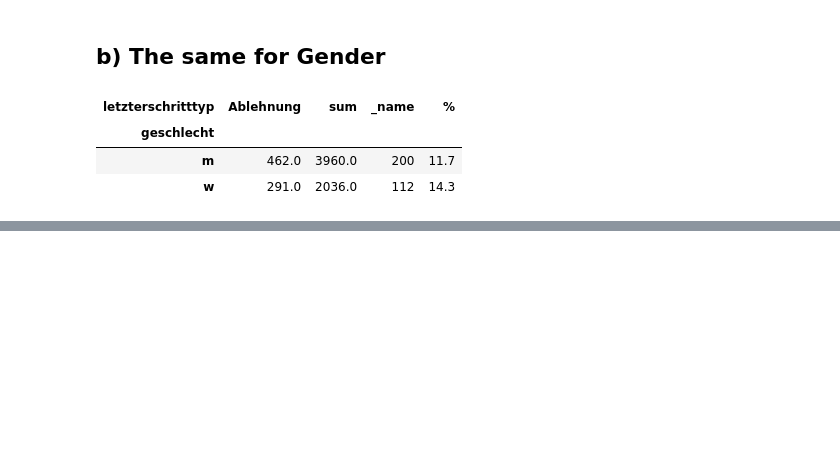
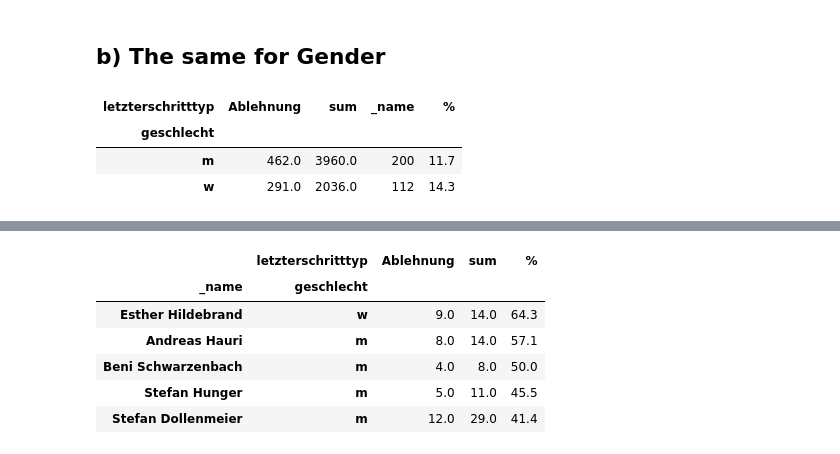
Before and after one commit to simonhuwiler/nzz_zh_kantonsrat, a Jupyter notebook: src/7_geschaefte_analyse.ipynb, the cells around one changed output, grey strips where cells are left out. Saved outputs shown, nothing was run; the diff lists cells and outputs as text; code cells hidden in the pictures; blank space fills up the shorter version.

```diff
--- a/src/7_geschaefte_analyse.ipynb
+++ b/src/7_geschaefte_analyse.ipynb
@@ -181,0 +275,10 @@ df_b.head()
+# %%
+df.head()
+# %% [output]
+|  | letzterschritttyp | Ablehnung | sum | % |
+| _name | geschlecht |  |  |  |
+| Esther Hildebrand | w | 9.0 | 14.0 | 64.3 |
+| Andreas Hauri | m | 8.0 | 14.0 | 57.1 |
+| Beni Schwarzenbach | m | 4.0 | 8.0 | 50.0 |
+| Stefan Hunger | m | 5.0 | 11.0 | 45.5 |
+| Stefan Dollenmeier | m | 12.0 | 29.0 | 41.4 |
```
Also changed, not shown: parts of 7 cells of this notebook, 1 other file.
